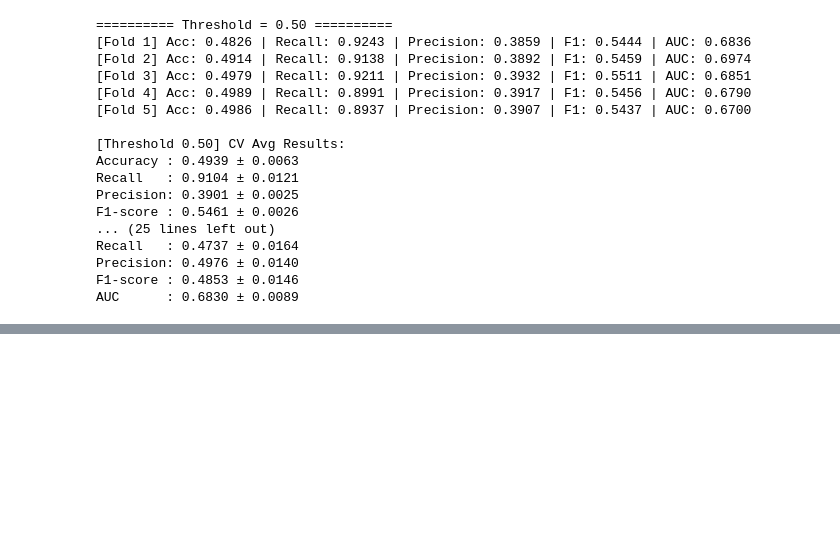
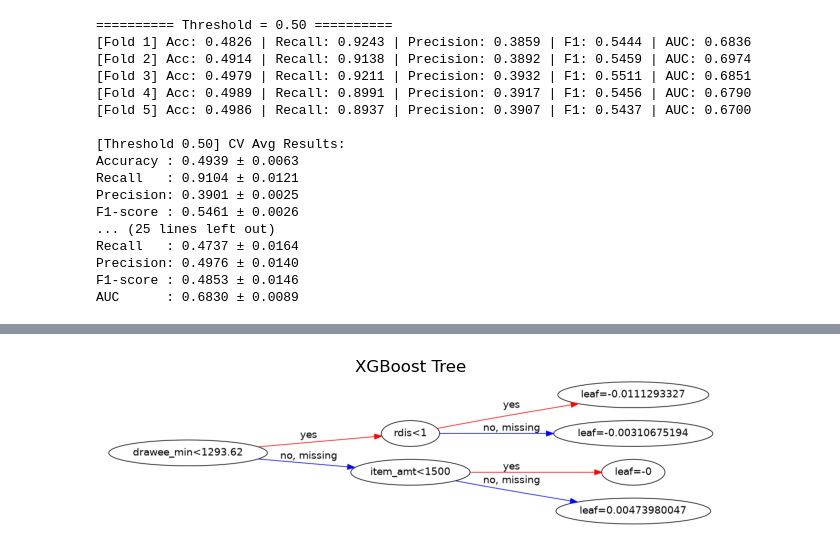
Before and after one commit to YicenYe/Citizens_Project, a Jupyter notebook: xgboost_model.ipynb, the cells around one changed output, grey strips where cells are left out. Cells and saved outputs as stored; diff of their text form; code cells hidden in the pictures; blank space fills up the shorter version.

```diff
--- a/xgboost_model.ipynb
+++ b/xgboost_model.ipynb
@@ -461,0 +564,7 @@ AUC      : 0.6830 ± 0.0089
+# %%
+xgb.plot_tree(final_model, num_trees=3, rankdir='LR')
+plt.title("XGBoost Tree")
+plt.tight_layout()
+plt.show()
+# %% [output]
+[figure, added]
```
Also changed, not shown: parts of 9 cells of this notebook.
